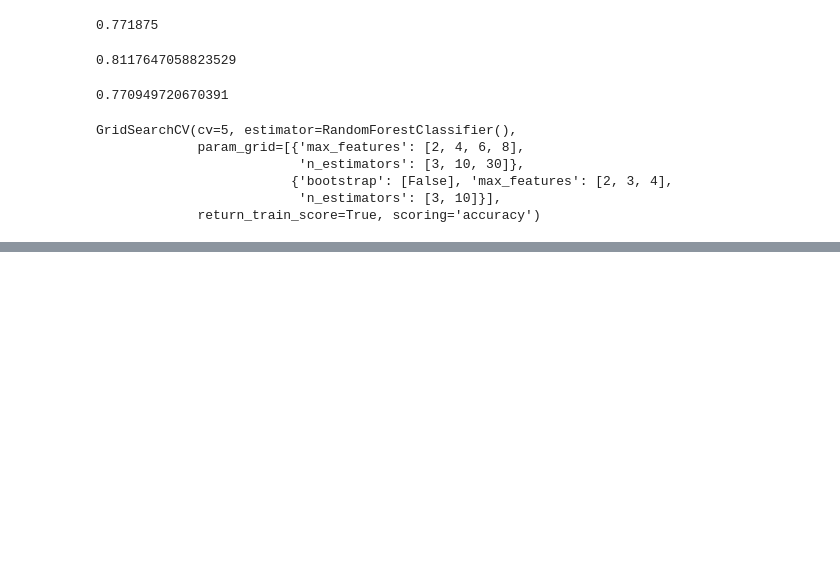
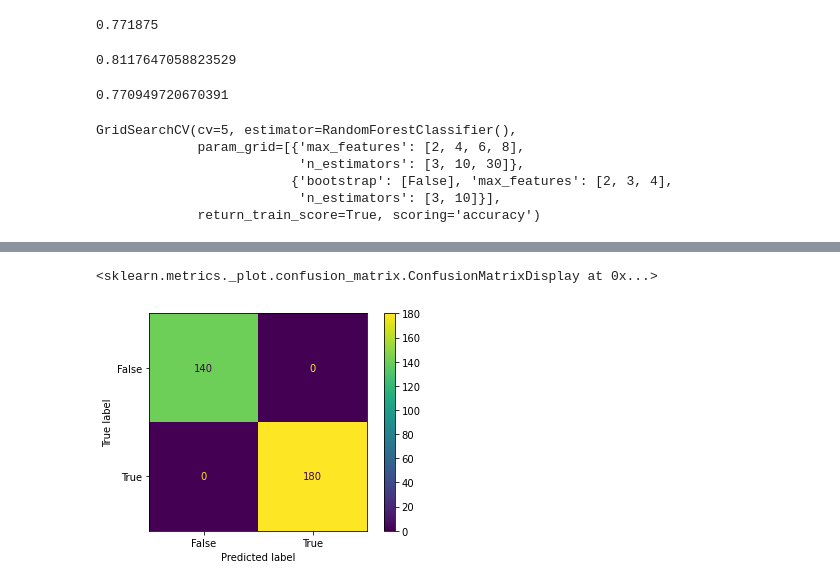
Before and after one commit to lawrencejews/deepLearning2021, a Jupyter notebook: Hands_on_machine_learning/chapter_3.ipynb, the cells around one changed output, grey strips where cells are left out. Cells and saved outputs as stored; diff of their text form; code cells hidden in the pictures; blank space fills up the shorter version.

```diff
--- a/Hands_on_machine_learning/chapter_3.ipynb
+++ b/Hands_on_machine_learning/chapter_3.ipynb
@@ -249,0 +266,5 @@ algo_accuracy(y_test, rfc_predictions)
+# %%
+plot_confusion_matrix(rfc_clf, scale_X_test, rfc_predictions)
+# %% [output]
+<sklearn.metrics._plot.confusion_matrix.ConfusionMatrixDisplay at 0x...>
+[figure, added]
```
Also changed, not shown: parts of 7 cells of this notebook, 3 other files.
